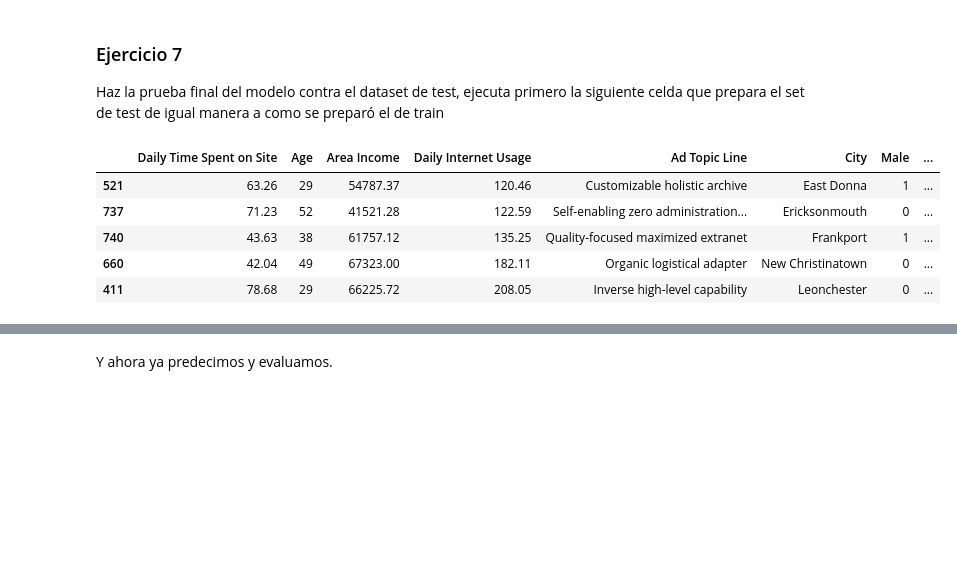
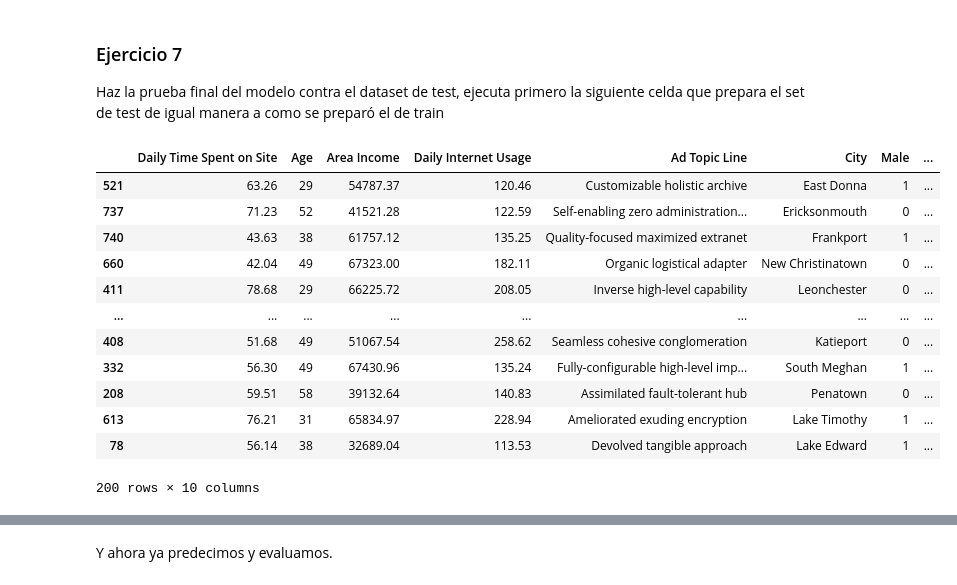
Before and after one commit to elecomexp/ONLINE_DS_THEBRIDGE_2024, a Jupyter notebook: 05_Machine_Learning/S11_Intro_ML/U02_Intro_ML/Ejercicios_Workout/15_Ejercicios_Modelado.ipynb, the cells around one changed output, grey strips where cells are left out. Drawn from its saved outputs; the diff is of its cells as text; code cells hidden in the pictures; blank space fills up the shorter version.

```diff
--- a/05_Machine_Learning/S11_Intro_ML/U02_Intro_ML/Ejercicios_Workout/15_Ejercicios_Modelado.ipynb
+++ b/05_Machine_Learning/S11_Intro_ML/U02_Intro_ML/Ejercicios_Workout/15_Ejercicios_Modelado.ipynb
@@ -171,14 +176,21 @@ Opinión de Lander: El modelo parace que generaliza bien (hay poco overfitting),
 
 Haz la prueba final del modelo contra el dataset de test, ejecuta primero la siguiente celda que prepara el set de test de igual manera a como se preparó el de train
 # %%
-test_set.head()
+test_set
 # %% [output]
 |  | Daily Time Spent on Site | Age | Area Income | Daily Internet Usage | Ad Topic Line | City | Male | ... |
 | 521 | 63.26 | 29 | 54787.37 | 120.46 | Customizable holistic archive | East Donna | 1 | ... |
 | 737 | 71.23 | 52 | 41521.28 | 122.59 | Self-enabling zero administration... | Ericksonmouth | 0 | ... |
 | 740 | 43.63 | 38 | 61757.12 | 135.25 | Quality-focused maximized extranet | Frankport | 1 | ... |
 | 660 | 42.04 | 49 | 67323.00 | 182.11 | Organic logistical adapter | New Christinatown | 0 | ... |
 | 411 | 78.68 | 29 | 66225.72 | 208.05 | Inverse high-level capability | Leonchester | 0 | ... |
+| ... | ... | ... | ... | ... | ... | ... | ... | ... |
+| 408 | 51.68 | 49 | 51067.54 | 258.62 | Seamless cohesive conglomeration | Katieport | 0 | ... |
+| 332 | 56.30 | 49 | 67430.96 | 135.24 | Fully-configurable high-level imp... | South Meghan | 1 | ... |
+| 208 | 59.51 | 58 | 39132.64 | 140.83 | Assimilated fault-tolerant hub | Penatown | 0 | ... |
+| 613 | 76.21 | 31 | 65834.97 | 228.94 | Ameliorated exuding encryption | Lake Timothy | 1 | ... |
+| 78 | 56.14 | 38 | 32689.04 | 113.53 | Devolved tangible approach | Lake Edward | 1 | ... |
+200 rows × 10 columns
 # %%
 test_set = pd.get_dummies(test_set, columns=["Country"], dtype=int)
 test_set.reset_index(inplace=True)
```
Also changed, not shown: parts of 14 cells of this notebook.
